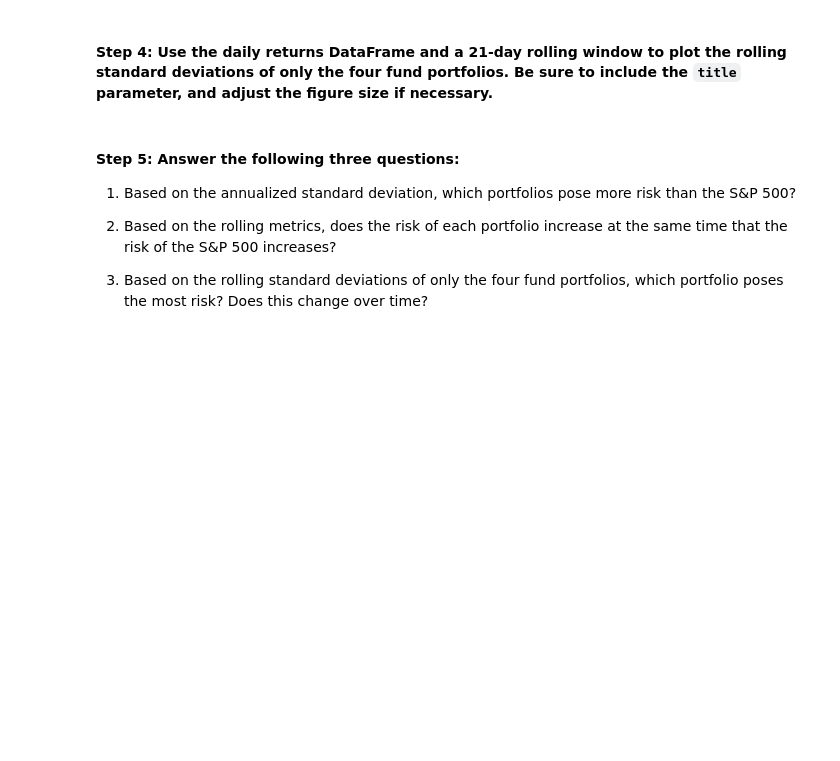
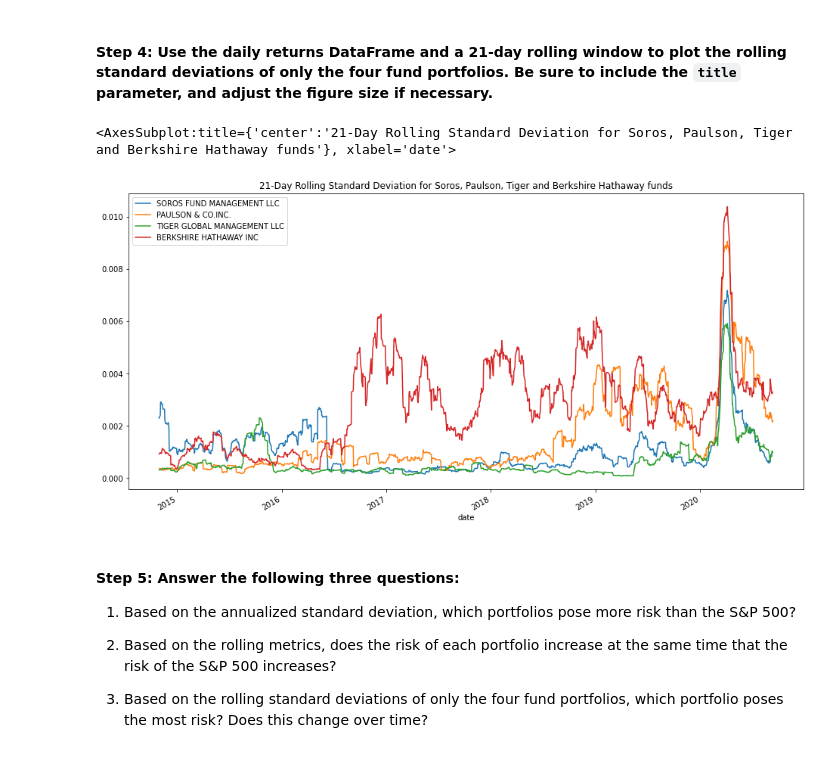
Before and after one commit to odhissm/asset_management, a Jupyter notebook: risk_assessment_app/risk_return_analysis.ipynb, the cells around one changed output. Drawn from its saved outputs; the diff is of its cells as text; code cells hidden in the pictures; blank space fills up the shorter version.

```diff
--- a/risk_assessment_app/risk_return_analysis.ipynb
+++ b/risk_assessment_app/risk_return_analysis.ipynb
@@ -291,7 +322,15 @@ dtype: float64
 # %%
 # Using the daily return data and a 21-day rolling window, plot the rolling standard deviation of just the 4 portfolios.
 # Include a title parameter and adjust the figure size
 # YOUR CODE HERE
+
+daily_returns.drop(columns=["S&P 500"]).rolling(window=21).std().plot(
+    figsize = (16, 8),
+    title = "21-Day Rolling Standard Deviation for Soros, Paulson, Tiger and Berkshire Hathaway funds"
+)
+# %% [output]
+<AxesSubplot:title={'center':'21-Day Rolling Standard Deviation for Soros, Paulson, Tiger and Berkshire Hathaway funds'}, xlabel='date'>
+[figure, added]
 # %% [markdown]
 #### Step 5: Answer the following three questions:
 
```
Also changed, not shown: parts of 23 cells of this notebook.
